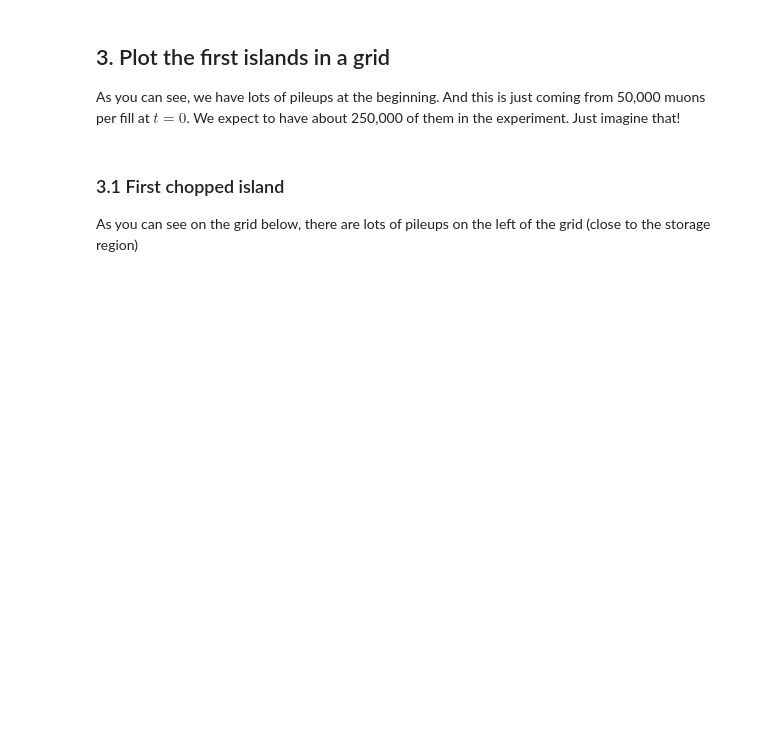
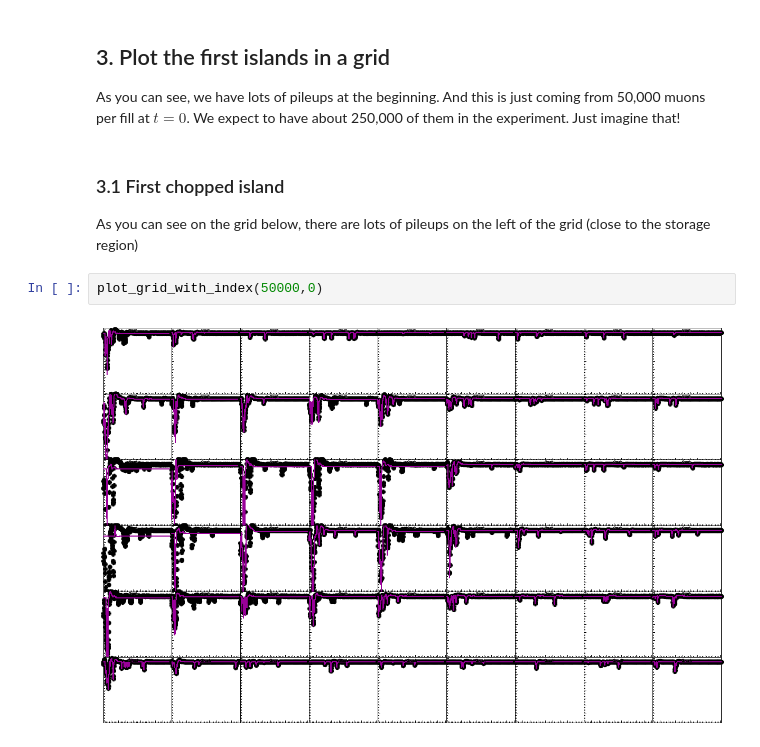
Before and after one commit to kimsiang/MuonG2, a Jupyter notebook: injection/InjectionGunFitDisplay_50000muons.ipynb, the cells around one changed output. Cells and saved outputs as stored; diff of their text form; blank space fills up the shorter version.

```diff
--- a/injection/InjectionGunFitDisplay_50000muons.ipynb
+++ b/injection/InjectionGunFitDisplay_50000muons.ipynb
@@ -137,3 +155,7 @@ We expect to have about 250,000 of them in the experiment. Just imagine that!
 ### 3.1 First chopped island
 
 As you can see on the grid below, there are lots of pileups on the left of the grid (close to the storage region)
+# %%
+plot_grid_with_index(50000,0)
+# %% [output]
+[figure, added]
```
Also changed, not shown: parts of 19 cells of this notebook.
